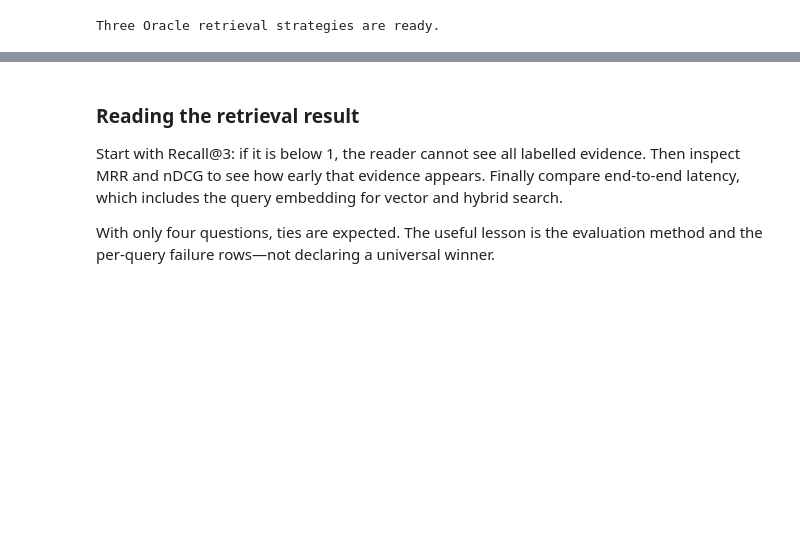
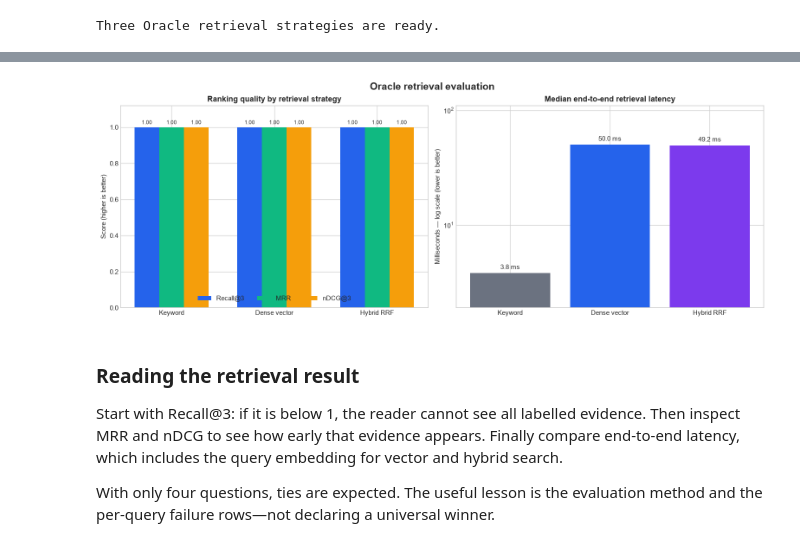
Before and after one commit to ravidsinghbiz/agent_memory_course, a Jupyter notebook: part6/ai_application_evaluation/notebook/ai_application_evaluation.ipynb, the cells around one changed output, grey strips where cells are left out. Saved outputs shown, nothing was run; the diff lists cells and outputs as text; code cells hidden in the pictures; blank space fills up the shorter version.

```diff
--- a/part6/ai_application_evaluation/notebook/ai_application_evaluation.ipynb
+++ b/part6/ai_application_evaluation/notebook/ai_application_evaluation.ipynb
@@ -100,6 +100,8 @@ labels, source IDs, tool events, database side effects, and executable tests sta
 authoritative wherever they are available.
 # %%
 from __future__ import annotations
+
+%matplotlib inline
 
 import array
 import hashlib
@@ -117,6 +119,7 @@ import uuid
 from collections import Counter
 from datetime import datetime, timezone
 
+import matplotlib.pyplot as plt
 import numpy as np
 import oracledb
 import pandas as pd
@@ -129,6 +132,8 @@ from openai import OpenAI
 
 pd.set_option("display.max_colwidth", 120)
 pd.set_option("display.precision", 4)
+plt.style.use("seaborn-v0_8-whitegrid")
+plt.rcParams.update({"figure.dpi": 110, "axes.titleweight": "bold"})
 
 
 def require_secret(name: str) -> str:
@@ -1244,3 +1256,42 @@ display(acme_strategy_summary)
+# %%
+# VISUALIZATION: retrieval strategy dashboard
+retrieval_plot = acme_strategy_summary.reset_index()
+strategy_order = ["keyword", "dense_vector", "hybrid_rrf"]
+retrieval_plot = retrieval_plot.set_index("strategy").loc[strategy_order].reset_index()
+strategy_labels = ["Keyword", "Dense vector", "Hybrid RRF"]
+strategy_colors = ["#6B7280", "#2563EB", "#7C3AED"]
+
+fig, (quality_ax, latency_ax) = plt.subplots(1, 2, figsize=(14, 5), constrained_layout=True)
+x = np.arange(len(strategy_labels))
+quality_metrics = [
+    ("mean_recall@3", "Recall@3", "#2563EB"),
+    ("mean_mrr", "MRR", "#10B981"),
+    ("mean_ndcg@3", "nDCG@3", "#F59E0B"),
+]
+width = 0.24
+for offset, (column, label, color) in enumerate(quality_metrics):
+    values = retrieval_plot[column].to_numpy(dtype=float)
+    bars = quality_ax.bar(x + (offset - 1) * width, values, width, label=label, color=color)
+    quality_ax.bar_label(bars, fmt="%.2f", padding=3, fontsize=8)
+
+quality_ax.set_title("Ranking quality by retrieval strategy")
+quality_ax.set_ylabel("Score (higher is better)")
+quality_ax.set_xticks(x, strategy_labels)
+quality_ax.set_ylim(0, 1.12)
+quality_ax.legend(frameon=False, ncols=3, loc="lower center")
+
+latency_values = retrieval_plot["median_end_to_end_ms"].to_numpy(dtype=float)
+latency_bars = latency_ax.bar(strategy_labels, latency_values, color=strategy_colors)
+latency_ax.set_title("Median end-to-end retrieval latency")
+latency_ax.set_ylabel("Milliseconds — log scale (lower is better)")
+latency_ax.set_yscale("log")
+latency_ax.bar_label(latency_bars, labels=[f"{value:.1f} ms" for value in latency_values], padding=4)
+latency_ax.set_ylim(max(0.1, latency_values.min() / 2), latency_values.max() * 2.2)
+
+fig.suptitle("Oracle retrieval evaluation", fontsize=15, fontweight="bold")
+plt.show()
+# %% [output]
+[figure, added]
 # %% [markdown]
 ### Reading the retrieval result
 
```
Also changed, not shown: parts of 15 cells of this notebook, 13 other files.
